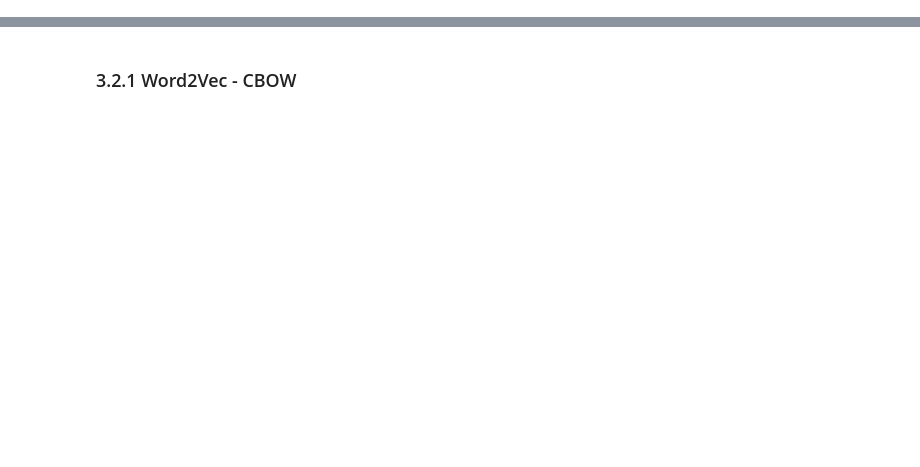
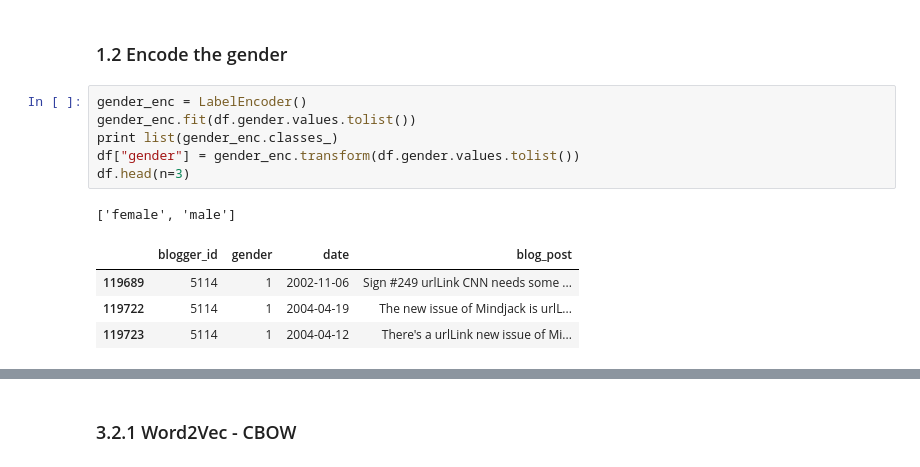
Before and after one commit to nirmalyaghosh/mini-projects, a Jupyter notebook: which-gender/which_gender_part_2.ipynb, the cells around one changed output, grey strips where cells are left out. Saved outputs shown, nothing was run; the diff lists cells and outputs as text; blank space fills up the shorter version.

```diff
--- a/which-gender/which_gender_part_2.ipynb
+++ b/which-gender/which_gender_part_2.ipynb
@@ -563,0 +114,14 @@ documents = df.tokenized_text.values.tolist()
+# %% [markdown]
+### 1.2 Encode the gender
+# %%
+gender_enc = LabelEncoder()
+gender_enc.fit(df.gender.values.tolist())
+print list(gender_enc.classes_)
+df["gender"] = gender_enc.transform(df.gender.values.tolist())
+df.head(n=3)
+# %% [output]
+['female', 'male']
+|  | blogger_id | gender | date | blog_post |
+| 119689 | 5114 | 1 | 2002-11-06 | Sign #249 urlLink CNN needs some ... |
+| 119722 | 5114 | 1 | 2004-04-19 | The new issue of Mindjack is urlL... |
+| 119723 | 5114 | 1 | 2004-04-12 | There's a urlLink new issue of Mi... |
```
Also changed, not shown: parts of 64 cells of this notebook, 1 other file.
